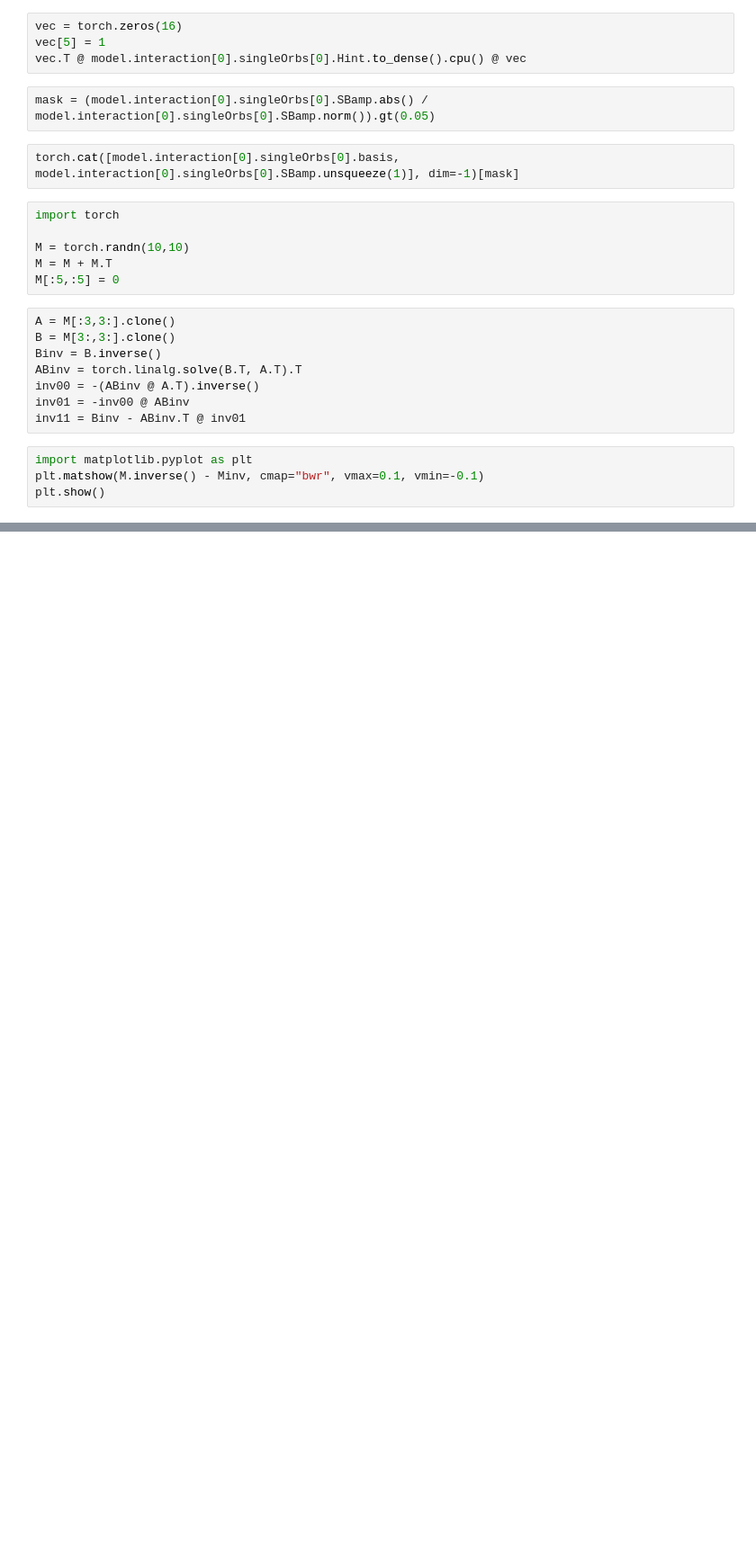
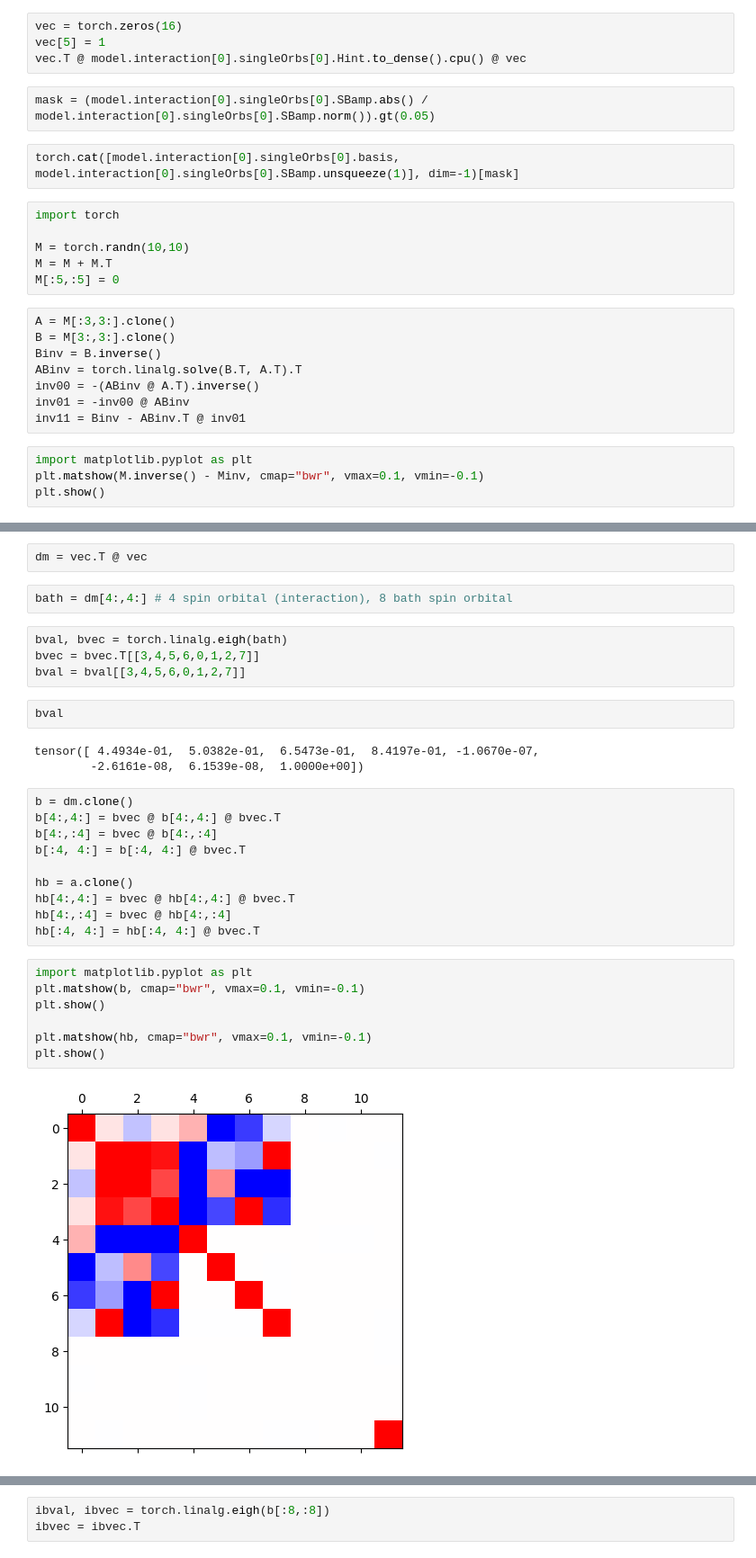
Before and after one commit to floatingCatty/Hubbard, a Jupyter notebook: make_basis.ipynb, the cells around one changed output, grey strips where cells are left out. Shown at 90% size. Saved outputs shown, nothing was run; the diff lists cells and outputs as text; blank space fills up the shorter version.

```diff
--- a/make_basis.ipynb
+++ b/make_basis.ipynb
@@ -320,0 +234,32 @@ plt.show()
+# %%
+dm = vec.T @ vec
+# %%
+bath = dm[4:,4:] # 4 spin orbital (interaction), 8 bath spin orbital
+# %%
+bval, bvec = torch.linalg.eigh(bath)
+bvec = bvec.T[[3,4,5,6,0,1,2,7]]
+bval = bval[[3,4,5,6,0,1,2,7]]
+# %%
+bval
+# %% [output]
+tensor([ 4.4934e-01,  5.0382e-01,  6.5473e-01,  8.4197e-01, -1.0670e-07,
+        -2.6161e-08,  6.1539e-08,  1.0000e+00])
+# %%
+b = dm.clone()
+b[4:,4:] = bvec @ b[4:,4:] @ bvec.T
+b[4:,:4] = bvec @ b[4:,:4]
+b[:4, 4:] = b[:4, 4:] @ bvec.T
+
+hb = a.clone()
+hb[4:,4:] = bvec @ hb[4:,4:] @ bvec.T
+hb[4:,:4] = bvec @ hb[4:,:4]
+hb[:4, 4:] = hb[:4, 4:] @ bvec.T
+# %%
+import matplotlib.pyplot as plt
+plt.matshow(b, cmap="bwr", vmax=0.1, vmin=-0.1)
+plt.show()
+
+plt.matshow(hb, cmap="bwr", vmax=0.1, vmin=-0.1)
+plt.show()
+# %% [output]
+[figure, added]
@@ -320,0 +267,3 @@ plt.show()
+# %%
+ibval, ibvec = torch.linalg.eigh(b[:8,:8])
+ibvec = ibvec.T
```
Also changed, not shown: parts of 33 cells of this notebook, 15 other files.
